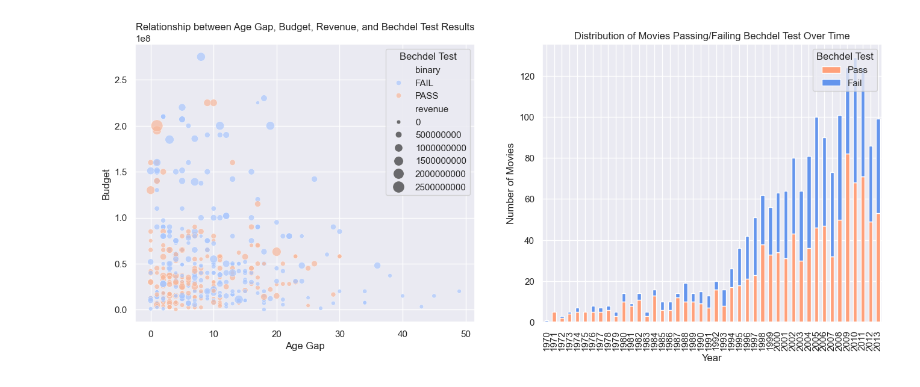
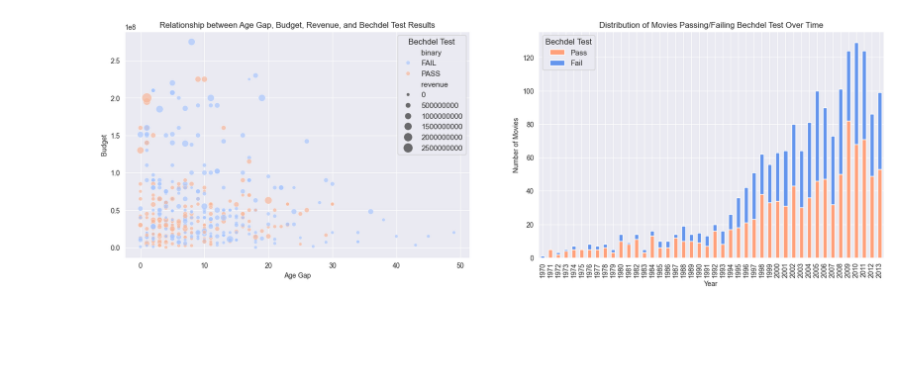
Before and after one commit to KokTeng00/home_assignment-Analysis-and-Visualization-, a Jupyter notebook: home_assignment_1.ipynb, the cells around one changed output. Drawn from its saved outputs; the diff is of its cells as text; code cells hidden in the pictures; blank space fills up the shorter version.

Commit message:
Completed home assignment 1 for Large-Scale Data Analysis and Visualization

```diff
--- a/home_assignment_1.ipynb
+++ b/home_assignment_1.ipynb
@@ -21,32 +27,38 @@ merge_df = merge_df.merge(age_csv, how = "inner", on = "title")
 merge_df["revenue"] = merge_df["domgross"] + merge_df["intgross"] - merge_df['budget']
 # %%
-import pandas as pd
-import matplotlib.pyplot as plt
-import seaborn as sns
+# create a figure with subplots as 1 row with 2 columns and adjust the size
+fig, axes = plt.subplots(nrows=1, ncols=2, figsize=(20, 6))
 
-# Create a figure with subplots
-fig, axes = plt.subplots(nrows=1, ncols=2, figsize=(16, 6))  # Create a 1x2 grid of subplots
-
-# First subplot: Scatter plot
+# plot the first graph of scatter plot for view the relationship between age gap, budget, revenue, and bechdel test result
 sns.set()
+# start to plot the scatter plot with the x-axis as age_difference and y-axis as budget, the bubble size (scatter) would be based on the revenue to adjust the size. Then it would base on the bechdel test to differential into two categories then separate by different colors as coolwarm, and use the size to control the bubble size for the revenue attribute.
+# alpha would be used to control the transparency for the bubble, and everything would be plotted within the subplot of (0,0) as setting in the parameter of ax
 sns.scatterplot(data=merge_df, x='age_difference', y='budget', size='revenue', hue='binary',
                 palette="coolwarm", sizes=(20, 200), alpha=0.7, ax=axes[0])
+# set the xlabel, ylabel, title, and the legend
 axes[0].set_xlabel('Age Gap')
 axes[0].set_ylabel('Budget')
 axes[0].set_title('Relationship between Age Gap, Budget, Revenue, and Bechdel Test Results')
 axes[0].legend(title='Bechdel Test', loc='upper right')
 
-# Second subplot: Stacked bar chart
-colors = ['#FFA07A', '#6495ED']  # Colors for 'pass' and 'fail' categories
+# group the data by both attributes as year and binary (as known as the bechdel test result either pass or fail) and count the number of movies in each category
+grouped_data = movies_csv.groupby(["year", "binary"]).size().unstack().fillna(0)
+
+# plot the second graph of stacking bar plot of the bechdel test result distribution over the year
+# define the colors for pass and fail categories
+colors = ['#FFA07A', '#6495ED']
+# plot the bar plot and enable it to stack (else the bar plot will split the pass and fail into two difference bar to represent the same year data that would a bit confused and not good for visualizing)
 grouped_data.plot(kind='bar', stacked=True, color=colors, ax=axes[1])
+# setting up the xlabel, ylabel, and title for the second graph
 axes[1].set_xlabel('Year')
 axes[1].set_ylabel('Number of Movies')
 axes[1].set_title('Distribution of Movies Passing/Failing Bechdel Test Over Time')
-axes[1].legend(title='Bechdel Test', labels=['Pass', 'Fail'], loc='upper right')
+# setting up the legend
+axes[1].legend(title='Bechdel Test', labels=['Pass', 'Fail'], loc='upper left')
 
-# Save the entire figure as a vector graphic (e.g., SVG)
+# save the entire figure as a vector graphic
 plt.savefig('combined_plots.svg', format='svg')
-
+# show the subplot
 plt.show()
 # %% [output]
-[figure, old version]
+[figure, new version]
```
Also changed, not shown: parts of 2 cells of this notebook.
